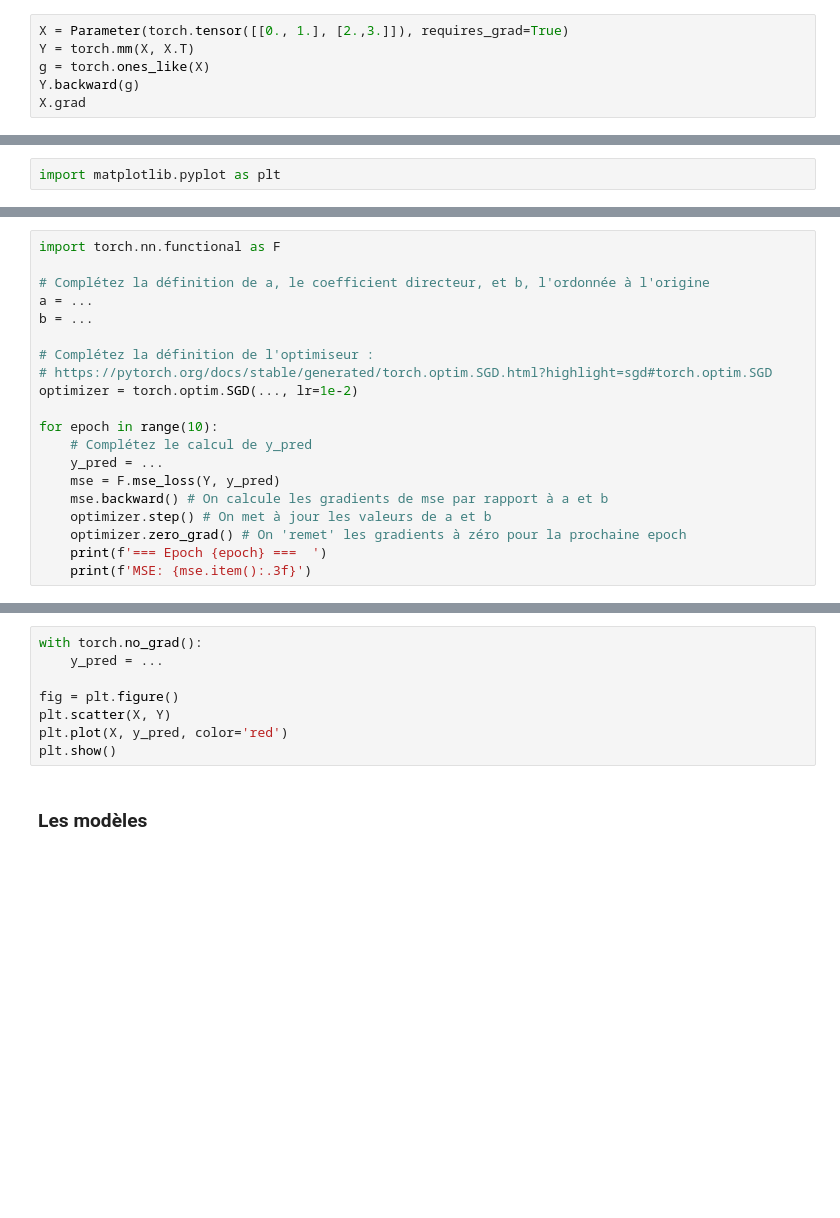
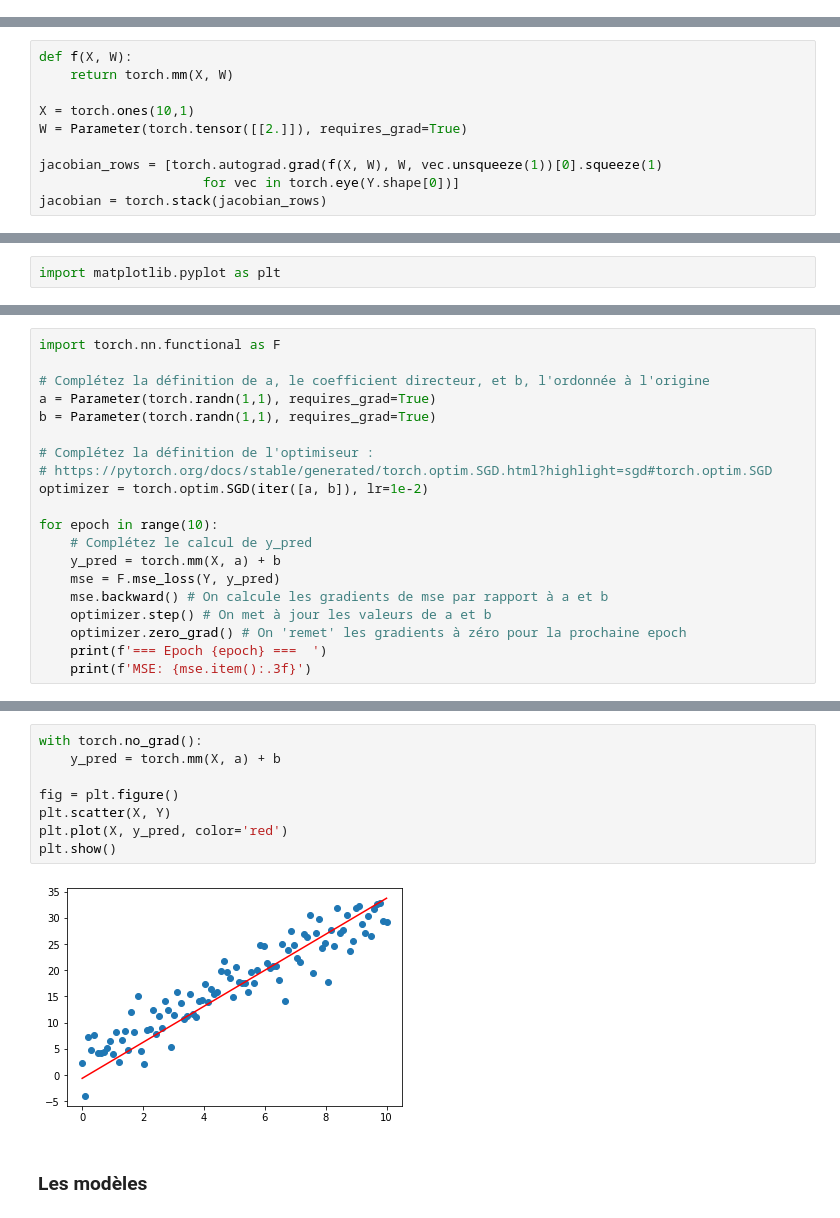
Before and after one commit to Romain3Ch216/formation_pytorch_omp, a Jupyter notebook: partie_1.ipynb, the cells around one changed output, grey strips where cells are left out. Saved outputs shown, nothing was run; the diff lists cells and outputs as text; blank space fills up the shorter version.

```diff
--- a/partie_1.ipynb
+++ b/partie_1.ipynb
@@ -100,6 +191,0 @@ X.grad
-# %%
-X = Parameter(torch.tensor([[0., 1.], [2.,3.]]), requires_grad=True)
-Y = torch.mm(X, X.T)
-g = torch.ones_like(X)
-Y.backward(g)
-X.grad
@@ -109,0 +196,10 @@ Comment calculer $ \Large{\frac{\partial Y_{11}}{\partial X}} $ ?
+# %%
+def f(X, W):
+    return torch.mm(X, W)
+
+X = torch.ones(10,1)
+W = Parameter(torch.tensor([[2.]]), requires_grad=True)
+
+jacobian_rows = [torch.autograd.grad(f(X, W), W, vec.unsqueeze(1))[0].squeeze(1)
+                     for vec in torch.eye(Y.shape[0])]
+jacobian = torch.stack(jacobian_rows)
@@ -126,16 +239,16 @@ plt.show()
 import torch.nn.functional as F
 
 # Complétez la définition de a, le coefficient directeur, et b, l'ordonnée à l'origine
-a = ...
-b = ...
+a = Parameter(torch.randn(1,1), requires_grad=True)
+b = Parameter(torch.randn(1,1), requires_grad=True)
 
 # Complétez la définition de l'optimiseur :
 # https://pytorch.org/docs/stable/generated/torch.optim.SGD.html?highlight=sgd#torch.optim.SGD
-optimizer = torch.optim.SGD(..., lr=1e-2)
+optimizer = torch.optim.SGD(iter([a, b]), lr=1e-2)
 
 for epoch in range(10):
     # Complétez le calcul de y_pred
-    y_pred = ...
+    y_pred = torch.mm(X, a) + b
     mse = F.mse_loss(Y, y_pred)
     mse.backward() # On calcule les gradients de mse par rapport à a et b
     optimizer.step() # On met à jour les valeurs de a et b
@@ -145,11 +279,13 @@ for epoch in range(10):
 # %%
 with torch.no_grad():
-    y_pred = ...
+    y_pred = torch.mm(X, a) + b
 
 fig = plt.figure()
 plt.scatter(X, Y)
 plt.plot(X, y_pred, color='red')
 plt.show()
+# %% [output]
+[figure, added]
 # %% [markdown]
 ### Les modèles
 # %% [markdown]
```
Also changed, not shown: parts of 59 cells of this notebook, 6 other files.
